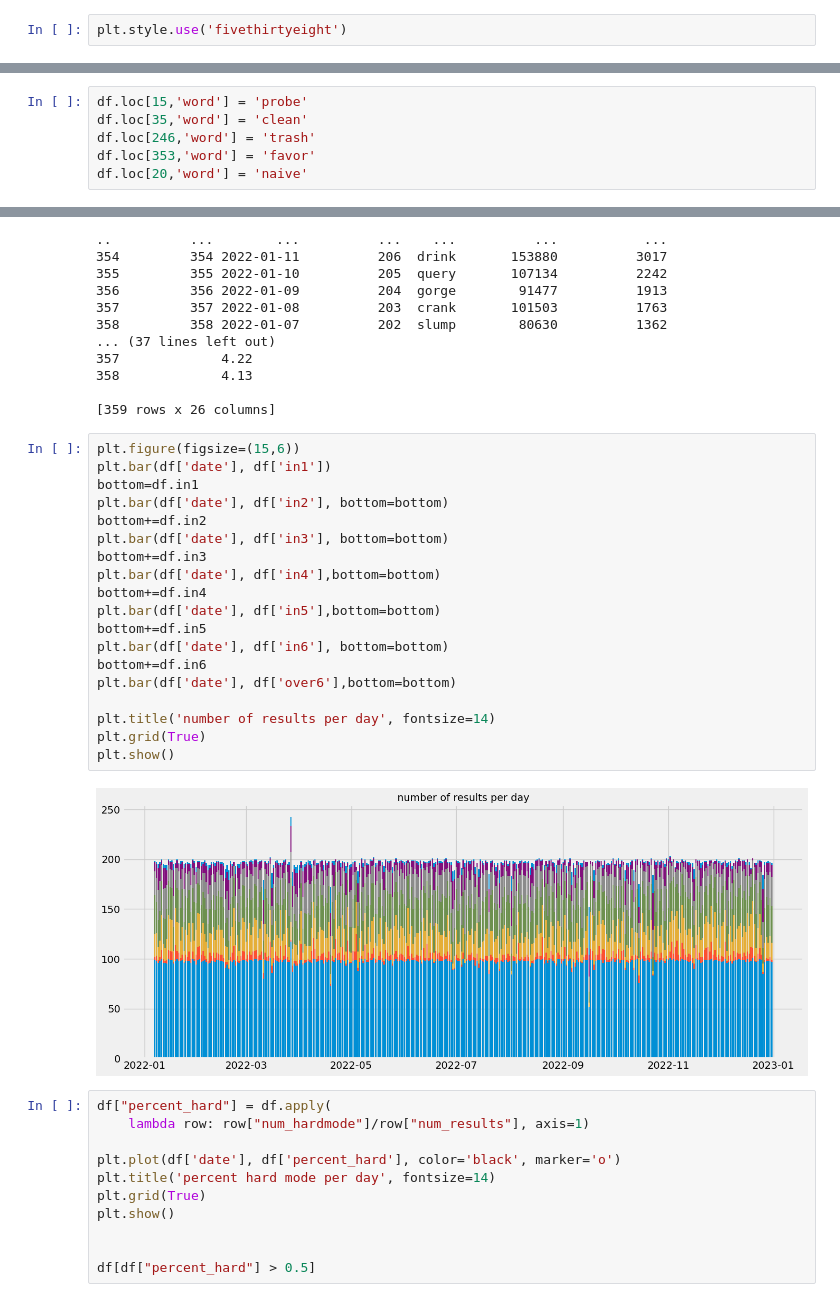
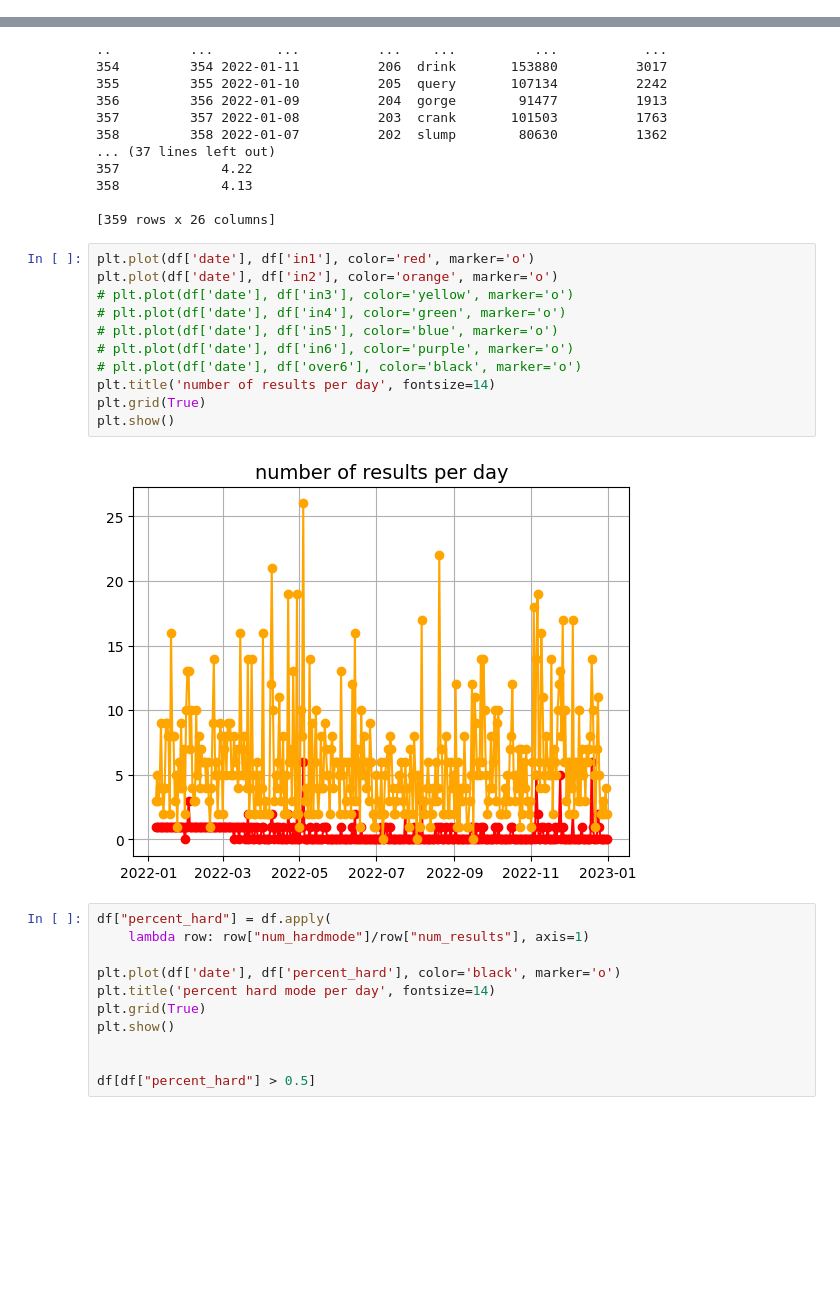
Before and after one commit to carlostbello/COMAP2023, a Jupyter notebook: src/test.ipynb, the cells around one changed output, grey strips where cells are left out. Cells and saved outputs as stored; diff of their text form; blank space fills up the shorter version.

```diff
--- a/src/test.ipynb
+++ b/src/test.ipynb
@@ -6,16 +6,8 @@ from sklearn.linear_model import LinearRegression
 from sklearn.metrics import mean_squared_error, mean_absolute_error
 from sklearn import preprocessing
 import numpy as np
-# %%
-plt.style.use('fivethirtyeight')
 # %%
 df = pd.read_csv('../data/cleaned.csv')
-# %%
-df.loc[15,'word'] = 'probe'
-df.loc[35,'word'] = 'clean'
-df.loc[246,'word'] = 'trash'
-df.loc[353,'word'] = 'favor'
-df.loc[20,'word'] = 'naive'
 # %%
 df["date"] = pd.to_datetime(df["date"])
 df["day_of_week"] = df["date"].dt.dayofweek
@@ -150,26 +152,18 @@ print(df)
 
 [359 rows x 26 columns]
 # %%
-plt.figure(figsize=(15,6))
-plt.bar(df['date'], df['in1'])
-bottom=df.in1
-plt.bar(df['date'], df['in2'], bottom=bottom)
-bottom+=df.in2
-plt.bar(df['date'], df['in3'], bottom=bottom)
-bottom+=df.in3
-plt.bar(df['date'], df['in4'],bottom=bottom)
-bottom+=df.in4
-plt.bar(df['date'], df['in5'],bottom=bottom)
-bottom+=df.in5
-plt.bar(df['date'], df['in6'], bottom=bottom)
-bottom+=df.in6
-plt.bar(df['date'], df['over6'],bottom=bottom)
-
+plt.plot(df['date'], df['in1'], color='red', marker='o')
+plt.plot(df['date'], df['in2'], color='orange', marker='o')
+# plt.plot(df['date'], df['in3'], color='yellow', marker='o')
+# plt.plot(df['date'], df['in4'], color='green', marker='o')
+# plt.plot(df['date'], df['in5'], color='blue', marker='o')
+# plt.plot(df['date'], df['in6'], color='purple', marker='o')
+# plt.plot(df['date'], df['over6'], color='black', marker='o')
 plt.title('number of results per day', fontsize=14)
 plt.grid(True)
 plt.show()
 # %% [output]
-[figure, old version]
+[figure, new version]
 # %%
 df["percent_hard"] = df.apply(
     lambda row: row["num_hardmode"]/row["num_results"], axis=1)
```
Also changed, not shown: parts of 4 cells of this notebook.
